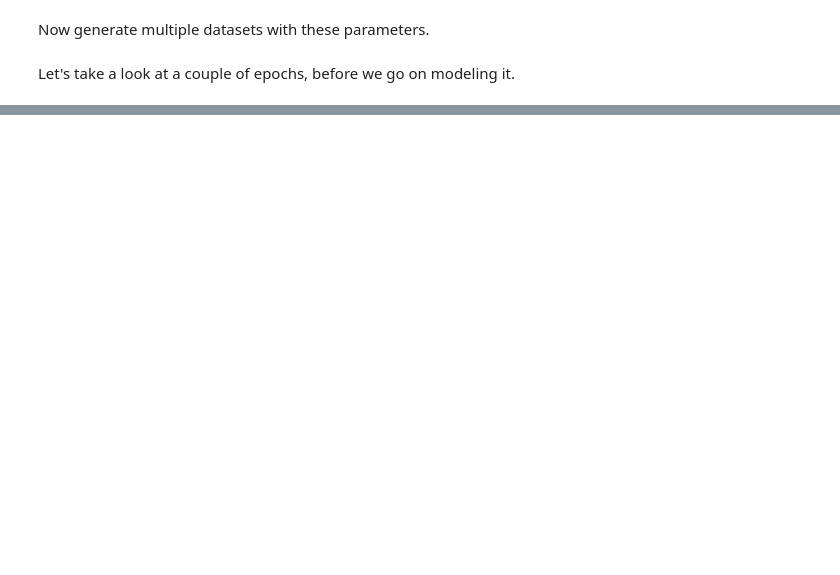
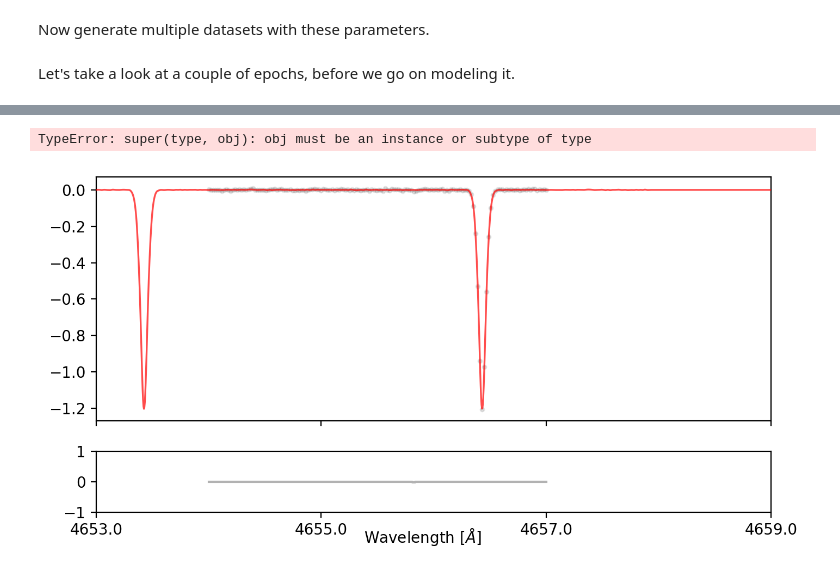
Before and after one commit to mdd423/wobble_jax, a Jupyter notebook: notebooks/01-testdata.ipynb, the cells around one changed output, grey strips where cells are left out. Saved outputs shown, nothing was run; the diff lists cells and outputs as text; code cells hidden in the pictures; blank space fills up the shorter version.

```diff
--- a/notebooks/01-testdata.ipynb
+++ b/notebooks/01-testdata.ipynb
@@ -552,0 +176,27 @@ plt.show()
+# %%
+device_store = cpus[0]
+device_op = cpus[0]
+batch_size = 5000
+p_val = 3
+vel_padding = 100 * u.m/u.s
+
+data_name = os.path.join(out_dir,'simple_fake','simple_fake_data_norm.pkl')
+model_name = os.path.join(out_dir,'simple_fake','simple_fake_model_norm.pkl')
+
+model =  get_model(dataset,resolution,p_val,vel_padding,guess_vel)
+
+loss = jabble.loss.ChiSquare()
+
+model.display()
+
+model = train_cycle(model, dataset, loss, device_store, device_op, batch_size)
+
+rv_model = model
+for ii in [0]:
+    rv_model = rv_model[ii]
+rv_model.display()
+
+jabble.quickplay.save(model,model_name,data_name,data=dataset,shifts=model[0].p,\
+                      device=device_op,loss=loss,rv_ind=[0])
+# %% [output]
+TypeError: super(type, obj): obj must be an instance or subtype of type
@@ -552,0 +253,21 @@ plt.show()
+# %%
+fig, axes = plt.subplots(2,1,figsize=(8,4),sharex='col',sharey='row',\
+                             facecolor=(1, 1, 1),height_ratios=[4,1],dpi=200)
+
+
+# plt_width = np.arange(-40,40,20) + 10
+plt_epoch = 19
+
+lrange = np.linspace(np.min(np.exp(dataset[plt_epoch].xs))-1,\
+                     np.max(np.exp(dataset[plt_epoch].xs))+2,4)[:,None]
+
+# lrange = l_plt*np.ones(len(rv_inds))[:,None] + np.arange(-2,2,2)[None,:]
+
+
+plt_name = "{}_spectra_l{}-{}.png".format('simple_fake',lrange.min(),lrange.max())
+# axes[1,ii].text(dataset.metadata['order'][plt_epoches[0]])
+axes[:] = make_subplot(axes[:],model,dataset,plt_epoch,cpus[0],lrange[:,0])
+fig.text(0.5, 0.04, 'Wavelength [$\\AA$]', ha='center')
+plt.show()
+# %% [output]
+[figure, added]
```
Also changed, not shown: parts of 33 cells of this notebook.
